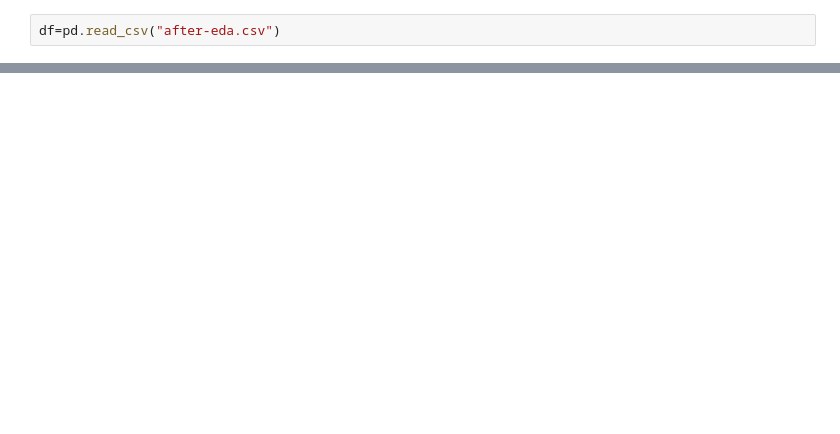
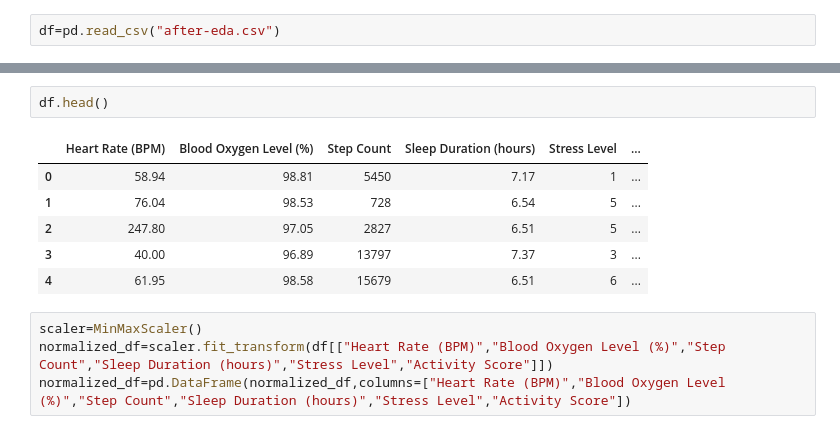
Before and after one commit to abhayyyy24/Chronic_disease_monitoring, a Jupyter notebook: Risk_flags.ipynb, the cells around one changed output, grey strips where cells are left out. Cells and saved outputs as stored; diff of their text form; blank space fills up the shorter version.

```diff
--- a/Risk_flags.ipynb
+++ b/Risk_flags.ipynb
@@ -56,0 +19,13 @@ NameError: name 'row' is not defined
+# %%
+df.head()
+# %% [output]
+|  | Heart Rate (BPM) | Blood Oxygen Level (%) | Step Count | Sleep Duration (hours) | Stress Level | ... |
+| 0 | 58.94 | 98.81 | 5450 | 7.17 | 1 | ... |
+| 1 | 76.04 | 98.53 | 728 | 6.54 | 5 | ... |
+| 2 | 247.80 | 97.05 | 2827 | 6.51 | 5 | ... |
+| 3 | 40.00 | 96.89 | 13797 | 7.37 | 3 | ... |
+| 4 | 61.95 | 98.58 | 15679 | 6.51 | 6 | ... |
+# %%
+scaler=MinMaxScaler()
+normalized_df=scaler.fit_transform(df[["Heart Rate (BPM)","Blood Oxygen Level (%)","Step Count","Sleep Duration (hours)","Stress Level","Activity Score"]])
+normalized_df=pd.DataFrame(normalized_df,columns=["Heart Rate (BPM)","Blood Oxygen Level (%)","Step Count","Sleep Duration (hours)","Stress Level","Activity Score"])
```
Also changed, not shown: parts of 12 cells of this notebook.
